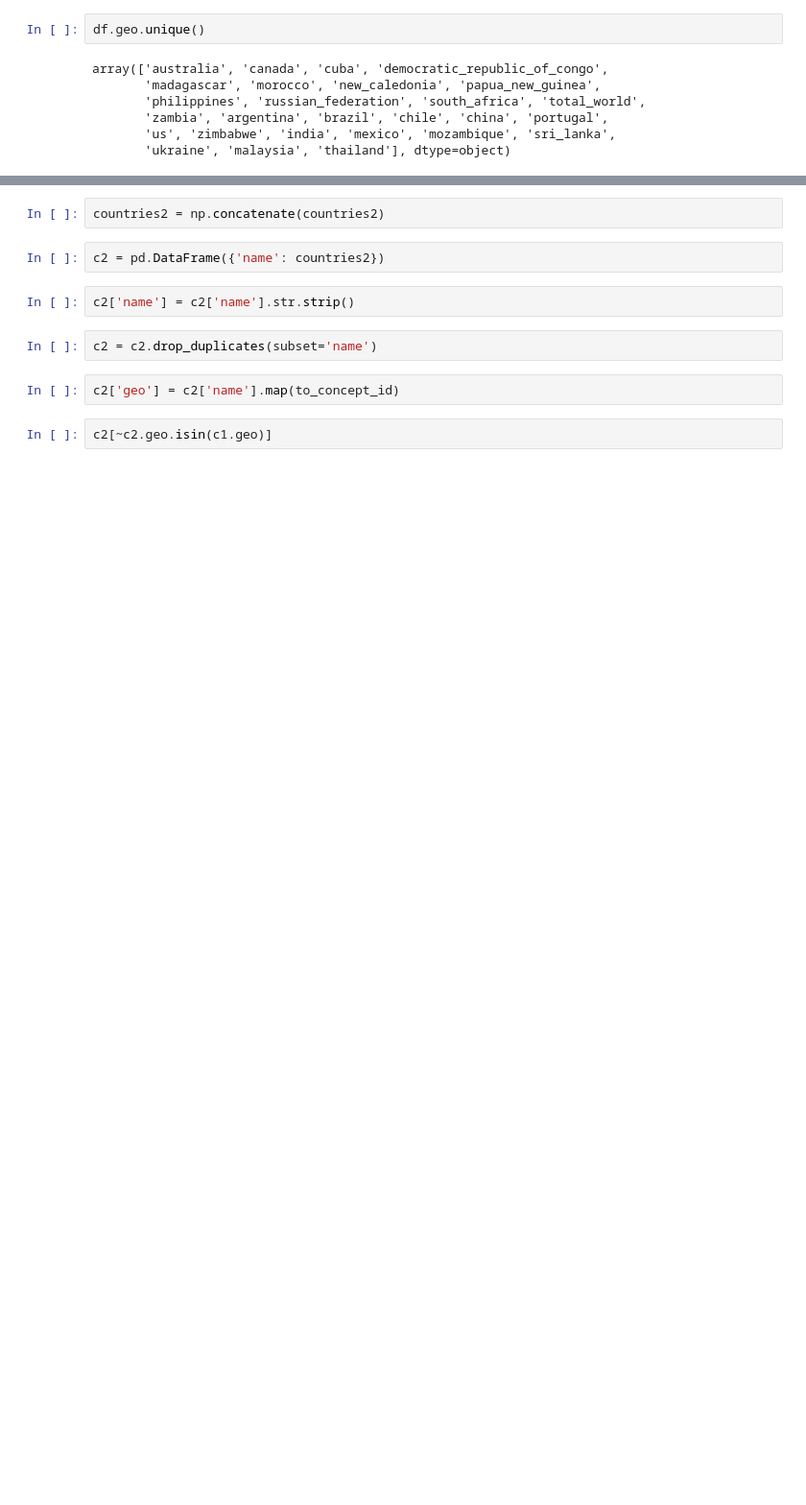
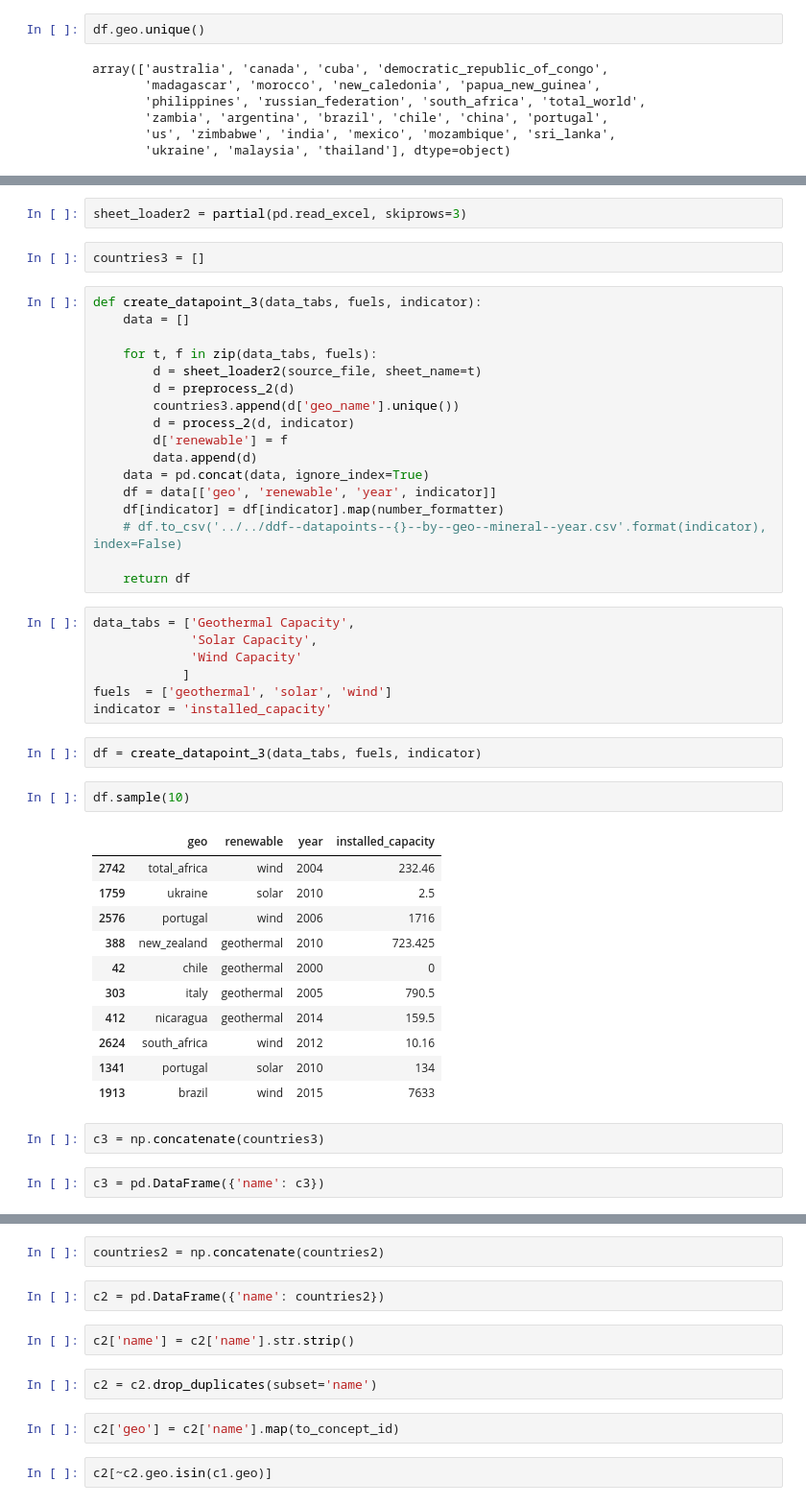
Before and after one commit to open-numbers/ddf--bp--energy, a Jupyter notebook: etl/notebooks/etl.ipynb, the cells around one changed output, grey strips where cells are left out. Shown: that part at 96% size. Saved outputs shown, nothing was run; the diff lists cells and outputs as text; blank space fills up the shorter version.

```diff
--- a/etl/notebooks/etl.ipynb
+++ b/etl/notebooks/etl.ipynb
@@ -482,0 +483,48 @@ array(['australia', 'canada', 'cuba', 'democratic_republic_of_congo',
+# %%
+sheet_loader2 = partial(pd.read_excel, skiprows=3)
+# %%
+countries3 = []
+# %%
+def create_datapoint_3(data_tabs, fuels, indicator):
+    data = []
+
+    for t, f in zip(data_tabs, fuels):
+        d = sheet_loader2(source_file, sheet_name=t)
+        d = preprocess_2(d)
+        countries3.append(d['geo_name'].unique())
+        d = process_2(d, indicator)
+        d['renewable'] = f
+        data.append(d)
+    data = pd.concat(data, ignore_index=True)
+    df = data[['geo', 'renewable', 'year', indicator]]
+    df[indicator] = df[indicator].map(number_formatter)
+    # df.to_csv('../../ddf--datapoints--{}--by--geo--mineral--year.csv'.format(indicator), index=False)
+
+    return df
+# %%
+data_tabs = ['Geothermal Capacity',
+             'Solar Capacity',
+             'Wind Capacity'
+            ]
+fuels  = ['geothermal', 'solar', 'wind']
+indicator = 'installed_capacity'
+# %%
+df = create_datapoint_3(data_tabs, fuels, indicator)
+# %%
+df.sample(10)
+# %% [output]
+|  | geo | renewable | year | installed_capacity |
+| 2742 | total_africa | wind | 2004 | 232.46 |
+| 1759 | ukraine | solar | 2010 | 2.5 |
+| 2576 | portugal | wind | 2006 | 1716 |
+| 388 | new_zealand | geothermal | 2010 | 723.425 |
+| 42 | chile | geothermal | 2000 | 0 |
+| 303 | italy | geothermal | 2005 | 790.5 |
+| 412 | nicaragua | geothermal | 2014 | 159.5 |
+| 2624 | south_africa | wind | 2012 | 10.16 |
+| 1341 | portugal | solar | 2010 | 134 |
+| 1913 | brazil | wind | 2015 | 7633 |
+# %%
+c3 = np.concatenate(countries3)
+# %%
+c3 = pd.DataFrame({'name': c3})
```
Also changed, not shown: parts of 14 cells of this notebook, 10 other files.
